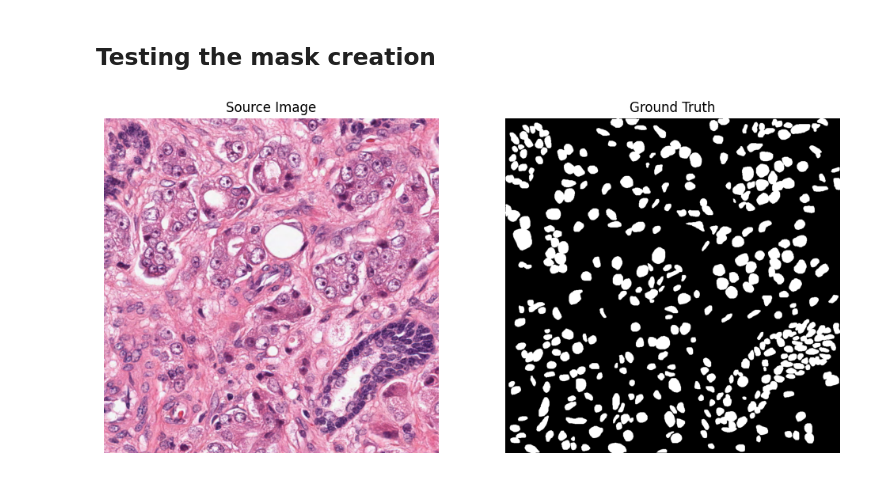
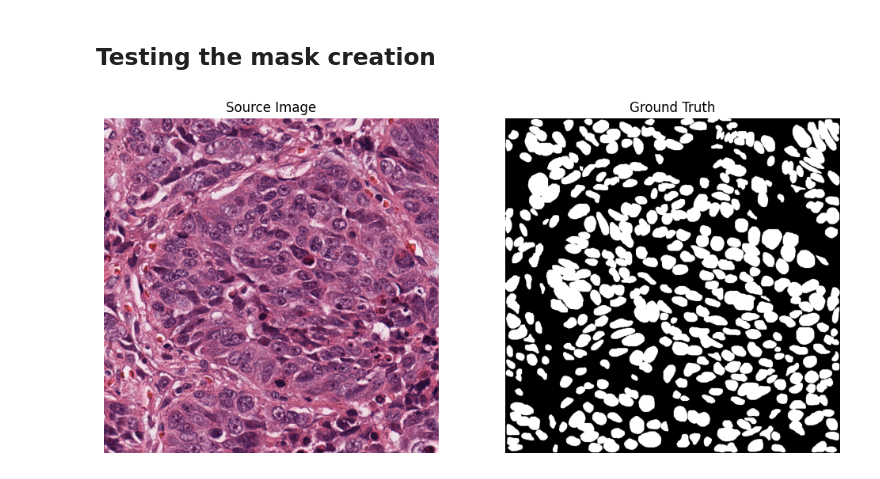
Before and after one commit to whizey/HISAC, a Jupyter notebook: SRC/main.ipynb, the cells around one changed output. Cells and saved outputs as stored; diff of their text form; code cells hidden in the pictures.

```diff
--- a/SRC/main.ipynb
+++ b/SRC/main.ipynb
@@ -82,23 +82,23 @@ Loaded 37 images and created masks from 37 annotations.
 # %%
 import matplotlib.pyplot as plt
 
 # Test on a single image and mask
-test_img = images[23]
-test_mask = masks[23]
+test_img = images[5]
+test_mask = masks[5]
 
 # Display the image and mask
 plt.figure(figsize=(12, 6))
 
 plt.subplot(1, 2, 1)
 plt.imshow(test_img)
 plt.title('Source Image')
 plt.axis('off')
 
 plt.subplot(1, 2, 2)
 plt.imshow(test_mask, cmap='gray')
 plt.title('Ground Truth')
 plt.axis('off')
 
 plt.show()
 # %% [output]
-[figure, old version]
+[figure, new version]
```
Also changed, not shown: 1 other file.
